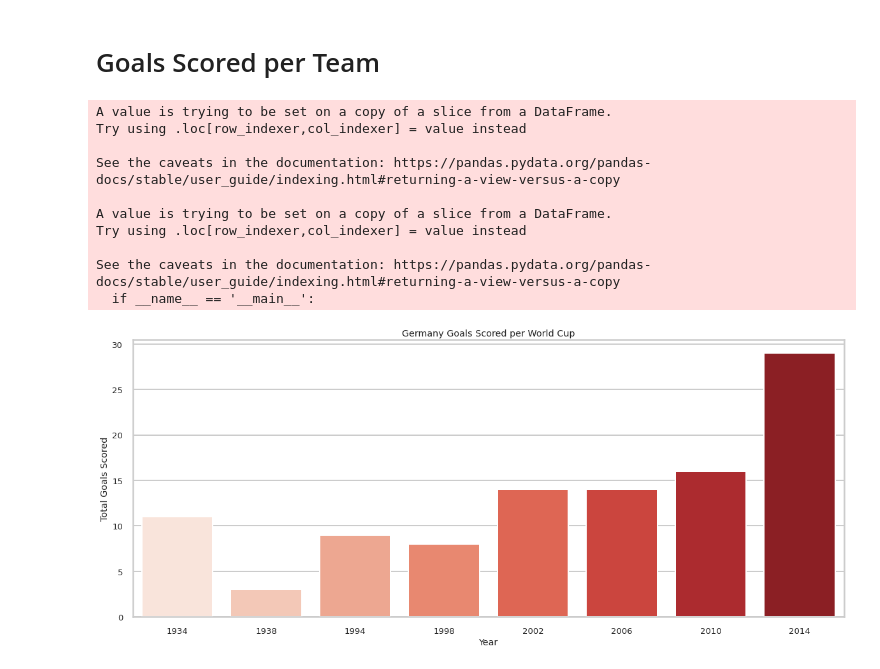
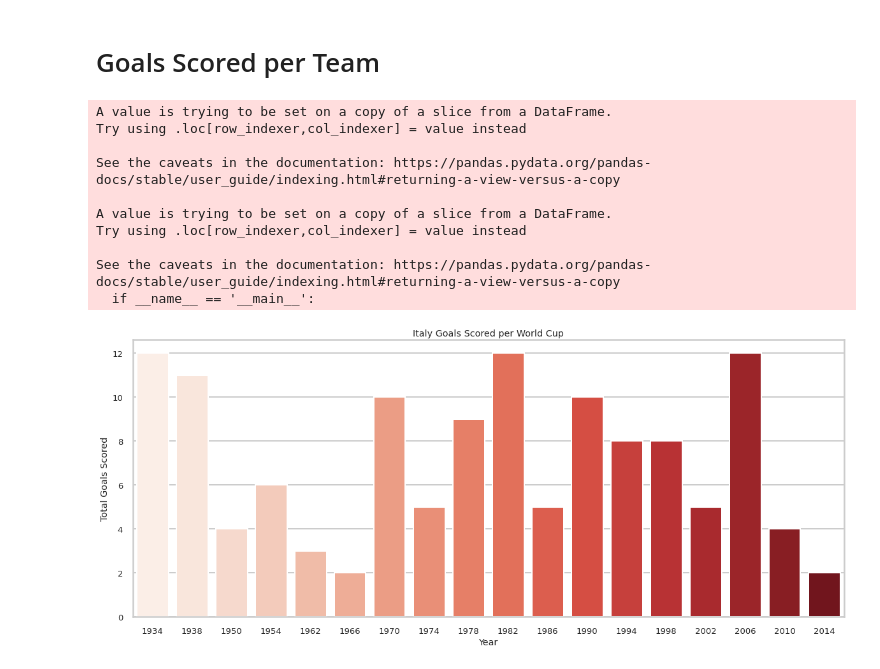
Before and after one commit to princeKike27/Fifa-World-Cup, a Jupyter notebook: FIFA_World_Cup.ipynb, the cells around one changed output. Cells and saved outputs as stored; diff of their text form; code cells hidden in the pictures.

```diff
--- a/FIFA_World_Cup.ipynb
+++ b/FIFA_World_Cup.ipynb
@@ -207,17 +207,17 @@ def total_goals_scored(country_info):
   plt.title('{} Goals Scored per World Cup'.format(country_name))
   plt.show()
 # %%
-test_country = country_info('Germany', df_matches)
+test_country = country_info('Italy', df_matches)
 test_goals_scored = total_goals_scored(test_country)
 # %% [output]
 A value is trying to be set on a copy of a slice from a DataFrame.
 Try using .loc[row_indexer,col_indexer] = value instead
 
 See the caveats in the documentation: https://pandas.pydata.org/pandas-docs/stable/user_guide/indexing.html#returning-a-view-versus-a-copy
 
 A value is trying to be set on a copy of a slice from a DataFrame.
 Try using .loc[row_indexer,col_indexer] = value instead
 
 See the caveats in the documentation: https://pandas.pydata.org/pandas-docs/stable/user_guide/indexing.html#returning-a-view-versus-a-copy
   if __name__ == '__main__':
-[figure, old version]
+[figure, new version]
```
